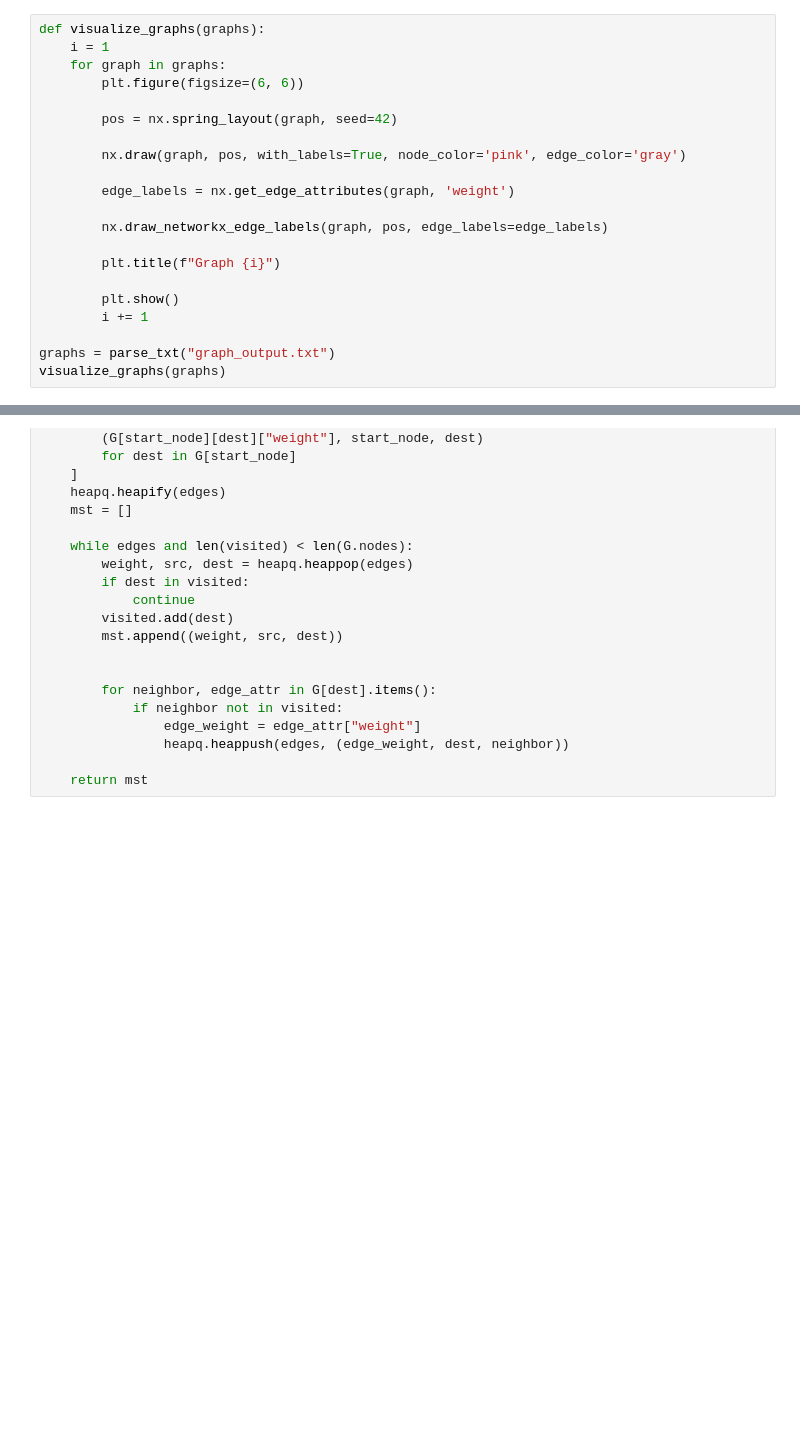
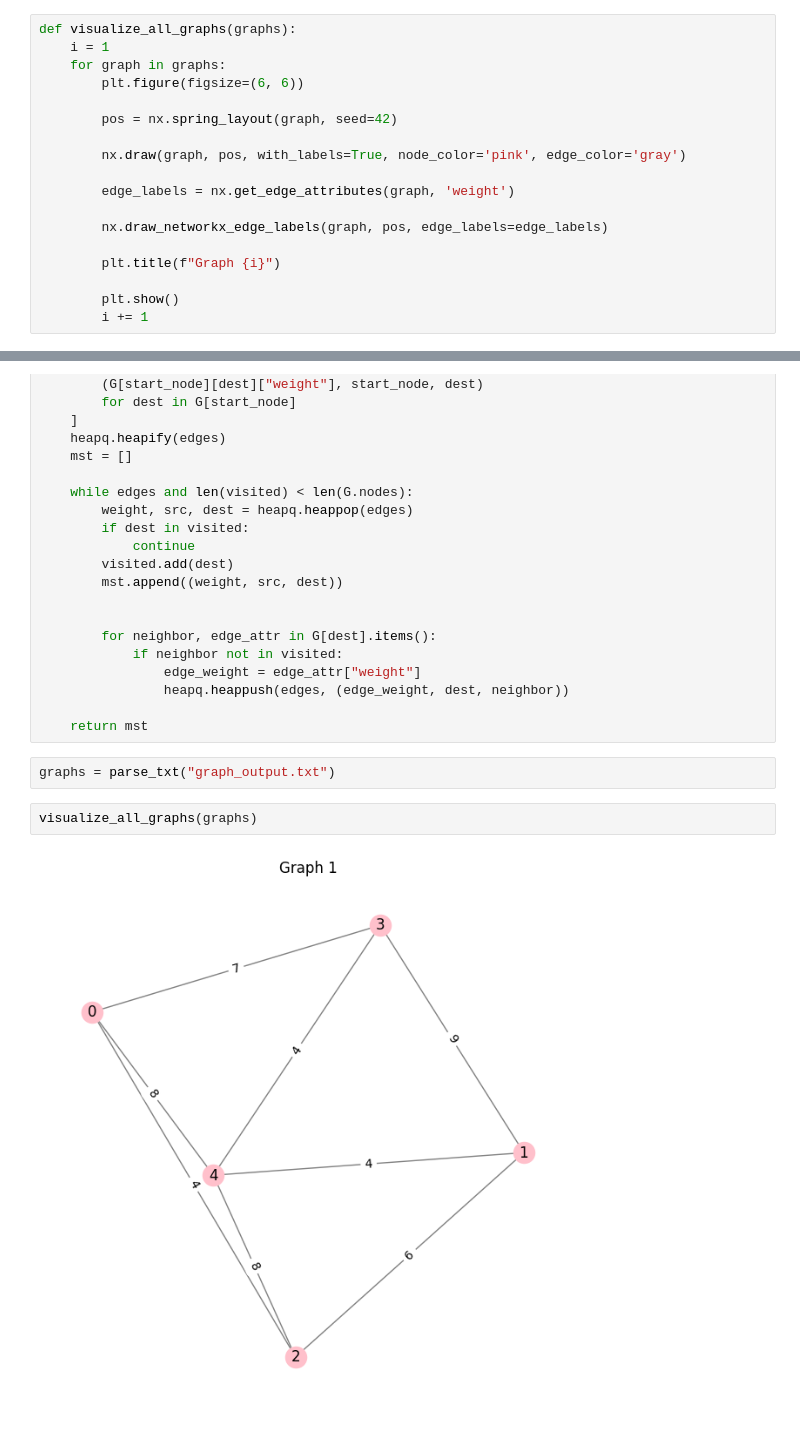
Before and after one commit to bgosal/COMP359_Assignment3, a Jupyter notebook: Untitled.ipynb, the cells around one changed output, grey strips where cells are left out. Saved outputs shown, nothing was run; the diff lists cells and outputs as text; blank space fills up the shorter version.

```diff
--- a/Untitled.ipynb
+++ b/Untitled.ipynb
@@ -33,7 +35,7 @@ def parse_txt(file_path):
 
         return graphs
 # %%
-def visualize_graphs(graphs):
+def visualize_all_graphs(graphs):
     i = 1
     for graph in graphs:
         plt.figure(figsize=(6, 6))
@@ -50,6 +52,3 @@ def visualize_graphs(graphs):
 
         plt.show()
         i += 1
-
-graphs = parse_txt("graph_output.txt")
-visualize_graphs(graphs)
@@ -84,3 +79,9 @@ def prim_mst(G):
                 heapq.heappush(edges, (edge_weight, dest, neighbor))
 
     return mst
+# %%
+graphs = parse_txt("graph_output.txt")
+# %%
+visualize_all_graphs(graphs)
+# %% [output]
+[figure, added]
```
Also changed, not shown: parts of 7 cells of this notebook.
